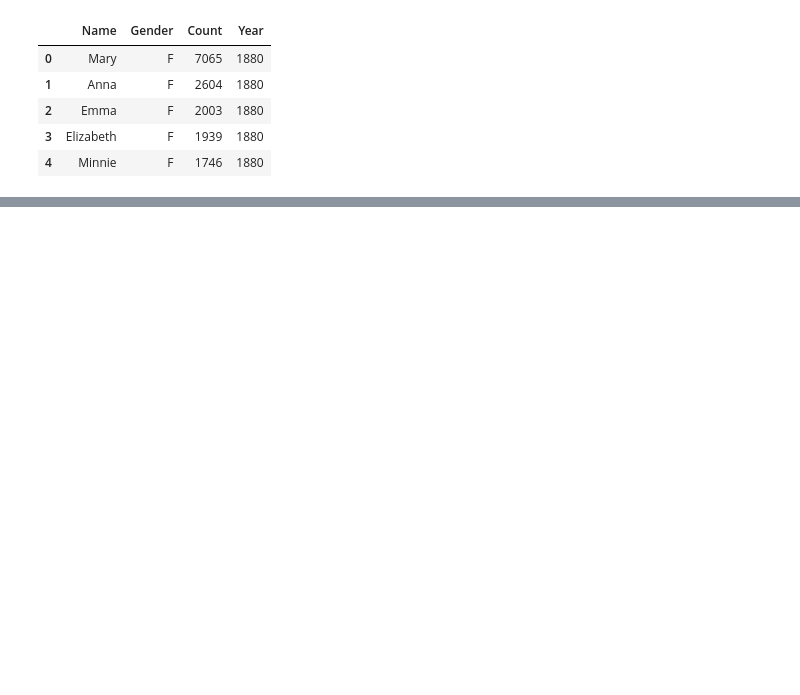
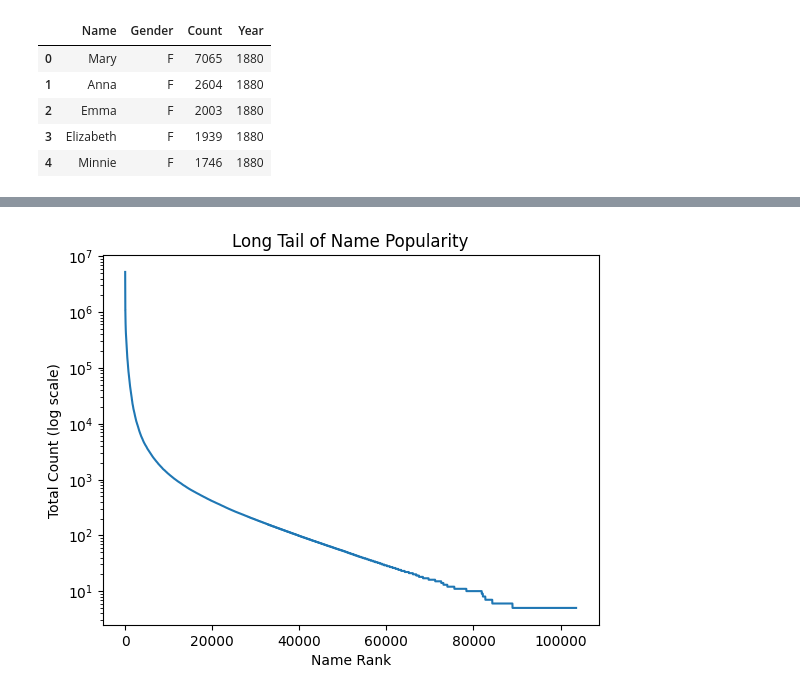
Before and after one commit to BenjaminHelyer/data-worldgen, a Jupyter notebook: src/namegen/us_name_eda.ipynb, the cells around one changed output, grey strips where cells are left out. Cells and saved outputs as stored; diff of their text form; code cells hidden in the pictures; blank space fills up the shorter version.

```diff
--- a/src/namegen/us_name_eda.ipynb
+++ b/src/namegen/us_name_eda.ipynb
@@ -47,0 +133,12 @@ baby_names_df.count()
+# %%
+name_counts = baby_names_df.groupby("Name")["Count"].sum().sort_values(ascending=False).reset_index()
+
+plt.figure()
+plt.plot(name_counts["Count"].values)
+plt.yscale("log")
+plt.title("Long Tail of Name Popularity")
+plt.xlabel("Name Rank")
+plt.ylabel("Total Count (log scale)")
+plt.show()
+# %% [output]
+[figure, added]
```
Also changed, not shown: parts of 21 cells of this notebook.
